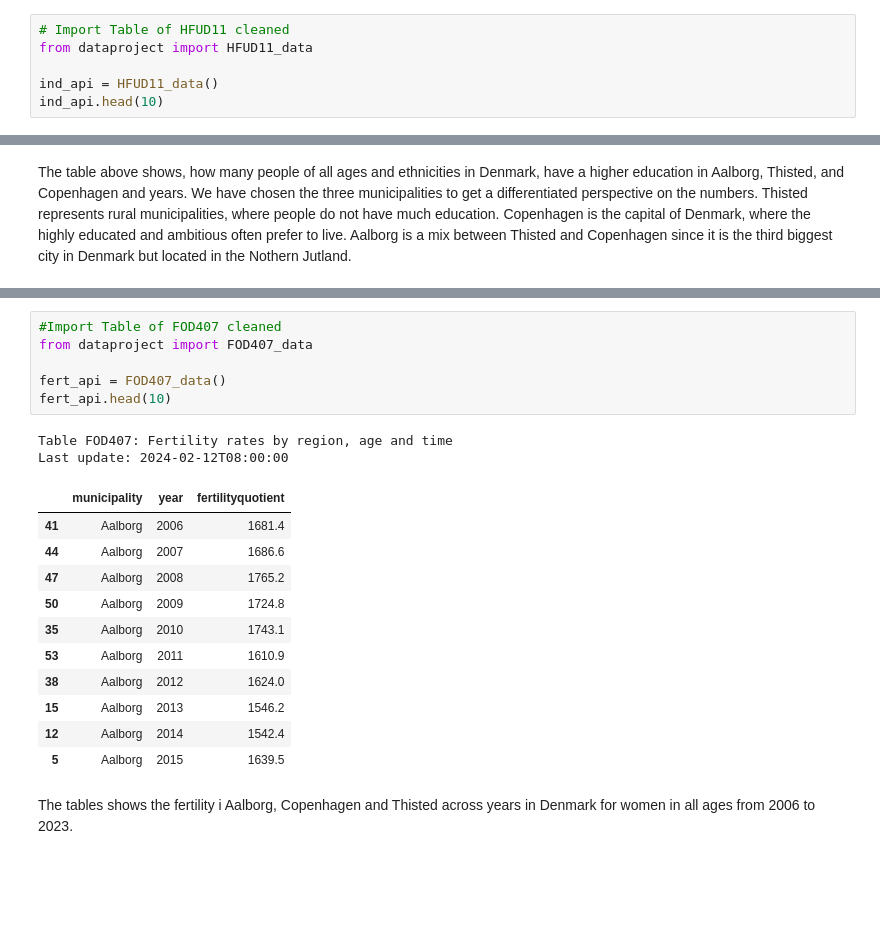
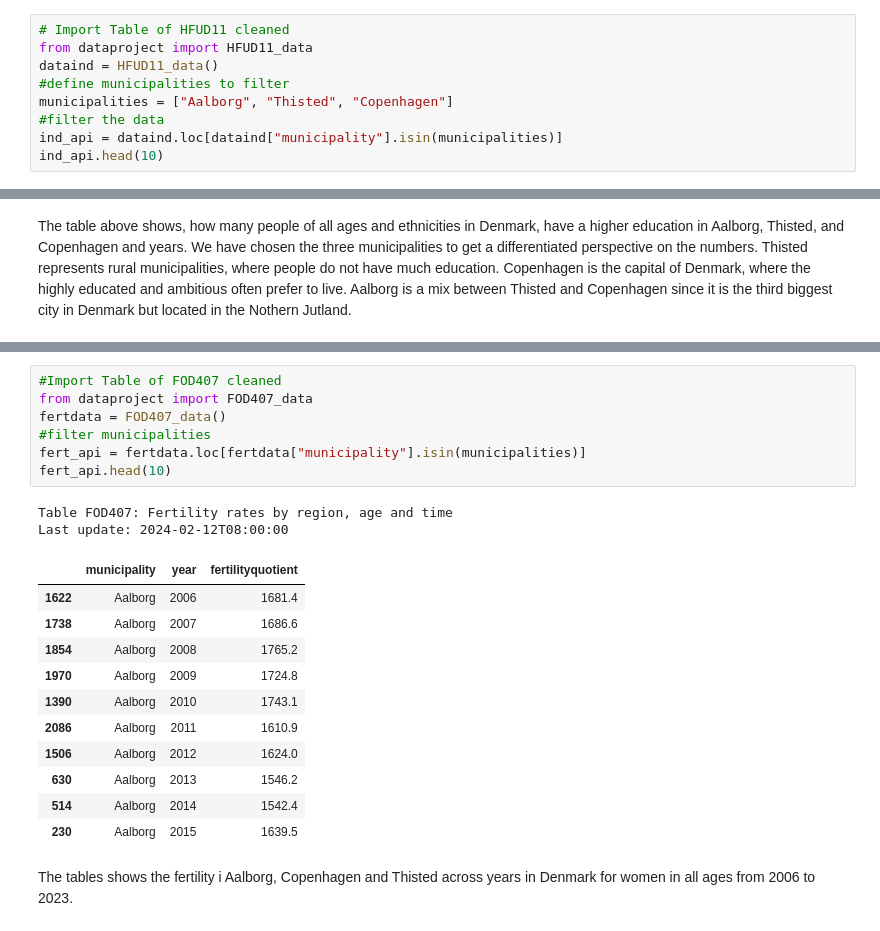
Before and after one commit to NumEconCopenhagen/projects-2024-anna-jiyun-kim-pedram, a Jupyter notebook: dataproject/dataproject.ipynb, the cells around one changed output, grey strips where cells are left out. Cells and saved outputs as stored; diff of their text form; blank space fills up the shorter version.

```diff
--- a/dataproject/dataproject.ipynb
+++ b/dataproject/dataproject.ipynb
@@ -75,8 +75,11 @@ Cleaning the data
 # %%
 # Import Table of HFUD11 cleaned
 from dataproject import HFUD11_data
-
-ind_api = HFUD11_data()
+dataind = HFUD11_data()
+#define municipalities to filter
+municipalities = ["Aalborg", "Thisted", "Copenhagen"]
+#filter the data
+ind_api = dataind.loc[dataind["municipality"].isin(municipalities)]
 ind_api.head(10)
 # %% [output]
 Table HFUDD11: Educational attainment (15-69 years) by region, ancestry, highest education completed, age, sex and time
@@ -99,23 +102,24 @@ We have installed a CSV files from DST, that includes data regarding the fertili
 # %%
 #Import Table of FOD407 cleaned
 from dataproject import FOD407_data
-
-fert_api = FOD407_data()
+fertdata = FOD407_data()
+#filter municipalities
+fert_api = fertdata.loc[fertdata["municipality"].isin(municipalities)]
 fert_api.head(10)
 # %% [output]
 Table FOD407: Fertility rates by region, age and time
 Last update: 2024-02-12T08:00:00
 |  | municipality | year | fertilityquotient |
-| 41 | Aalborg | 2006 | 1681.4 |
-| 44 | Aalborg | 2007 | 1686.6 |
-| 47 | Aalborg | 2008 | 1765.2 |
-| 50 | Aalborg | 2009 | 1724.8 |
-| 35 | Aalborg | 2010 | 1743.1 |
-| 53 | Aalborg | 2011 | 1610.9 |
-| 38 | Aalborg | 2012 | 1624.0 |
-| 15 | Aalborg | 2013 | 1546.2 |
-| 12 | Aalborg | 2014 | 1542.4 |
-| 5 | Aalborg | 2015 | 1639.5 |
+| 1622 | Aalborg | 2006 | 1681.4 |
+| 1738 | Aalborg | 2007 | 1686.6 |
+| 1854 | Aalborg | 2008 | 1765.2 |
+| 1970 | Aalborg | 2009 | 1724.8 |
+| 1390 | Aalborg | 2010 | 1743.1 |
+| 2086 | Aalborg | 2011 | 1610.9 |
+| 1506 | Aalborg | 2012 | 1624.0 |
+| 630 | Aalborg | 2013 | 1546.2 |
+| 514 | Aalborg | 2014 | 1542.4 |
+| 230 | Aalborg | 2015 | 1639.5 |
 # %% [markdown]
 The tables shows the fertility i Aalborg, Copenhagen and Thisted across years in Denmark for women in all ages from 2006 to 2023.
 # %% [markdown]
```
Also changed, not shown: parts of 25 cells of this notebook, 1 other file.
